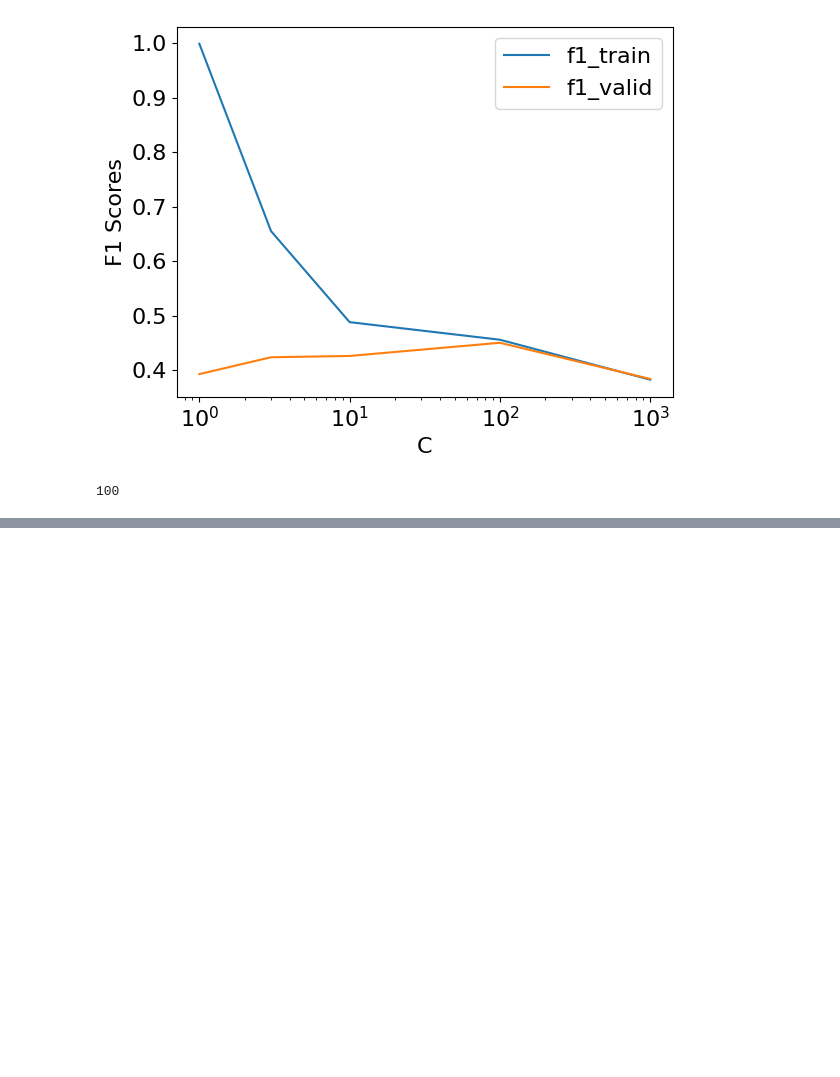
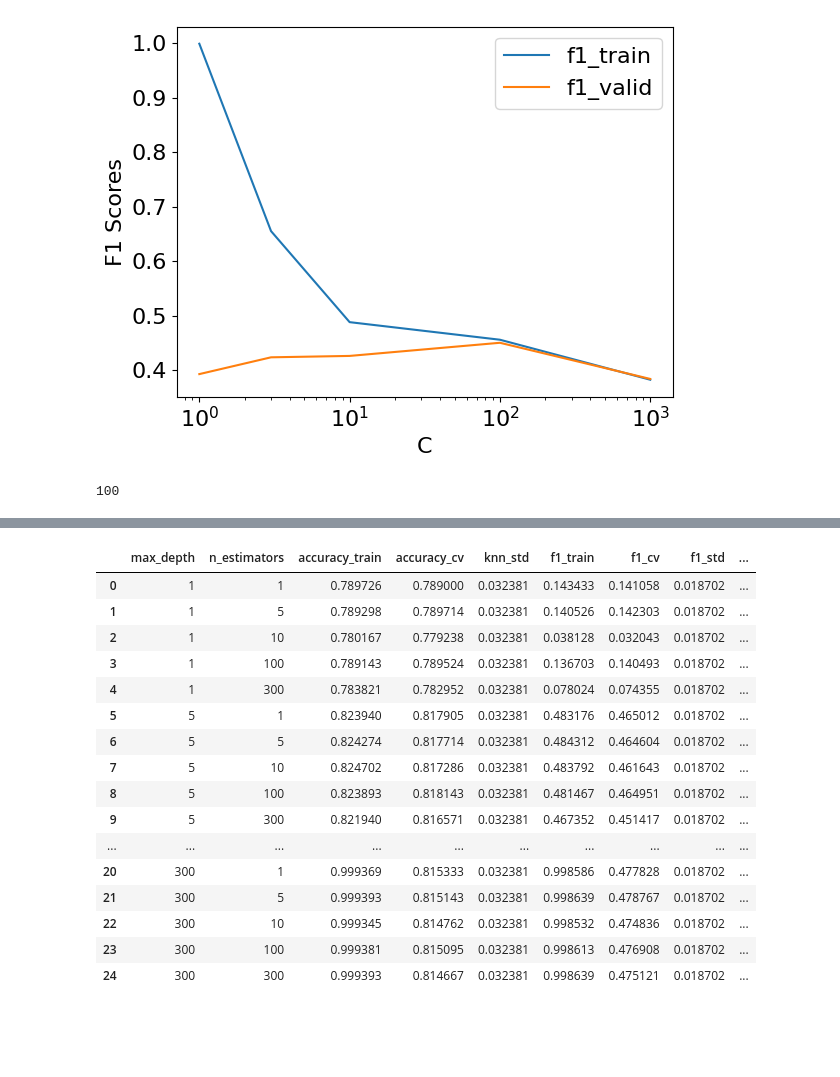
Before and after one commit to angshe/330hw5, a Jupyter notebook: hw5.ipynb, the cells around one changed output, grey strips where cells are left out. Cells and saved outputs as stored; diff of their text form; code cells hidden in the pictures; blank space fills up the shorter version.

```diff
--- a/hw5.ipynb
+++ b/hw5.ipynb
@@ -1001,0 +1069,16 @@ Ellipsis
+# %%
+#dt
+# taken from lecture 8, CPSC 330 2025W2
+param_grid = {
+    "decisiontreeclassifier__max_depth": depth
+}
+
+pipe_dt = make_pipeline(preprocessor, DecisionTreeClassifier())
+
+grid_search = GridSearchCV(pipe_dt, param_grid=param_grid, n_jobs=-1, scoring="f1")
+grid_search.fit(X_train,y_train)
+
+best_depth = grid_search.best_params_.get("decisiontreeclassifier__max_depth")
+best_score = grid_search.best_score_
+print(best_depth)
+print(best_score)
@@ -1094,3 +1220,75 @@ Ellipsis
+# %%
+from itertools import product
+#random forest
+rf_train_scores = []
+rf_cv_scores = []
+rf_std_scores = []
+f1_rf_train_scores = []
+f1_rf_cv_scores = []
+f1_rf_std_scores = []
+prec_rf_train_scores = []
+prec_rf_cv_scores = []
+rec_rf_train_scores = []
+rec_rf_cv_scores = []
+
+for d in depth:
+    for e in estimators:
+        pipe = make_pipeline(
+            preprocessor,
+            RandomForestClassifier(n_estimators=n, max_depth=d, n_jobs=-1),
+        )
+        cv_results = cross_validate(
+            pipe, X_train, y_train,
+            scoring=["f1", "precision", "recall", "accuracy"],
+            return_train_score=True
+        )
+
+        rf_train_scores.append(cv_results["train_accuracy"].mean())
+        rf_cv_scores.append(cv_results["test_accuracy"].mean())
+        rf_std_scores.append(np.std(knn_cv_scores))
+        f1_rf_train_scores.append(cv_results["train_f1"].mean())
+        f1_rf_cv_scores.append(cv_results["test_f1"].mean())
+        f1_rf_std_scores.append(np.std(f1_cv_scores))
+        prec_rf_train_scores.append(cv_results["train_precision"].mean())
+        prec_rf_cv_scores.append(cv_results["test_precision"].mean())
+        rec_rf_train_scores.append(cv_results["train_recall"].mean())
+        rec_rf_cv_scores.append(cv_results["test_recall"].mean())
+
+rf_results = pd.DataFrame(grid_search.cv_results_)
+
+pipe_rf = make_pipeline(preprocessor, RandomForestClassifier(n_estimators=best_estimators, max_depth=best_depth, n_jobs=-1))
+combinations = list(product(depth, estimators))
+depth_col, estimators_col = zip(*combinations)
+pd.DataFrame({"max_depth": depth_col,
+                "n_estimators": estimators_col,
+                "accuracy_train": rf_train_scores,
+                "accuracy_cv": rf_cv_scores,
+                "knn_std": rf_std_scores,
+                "f1_train": f1_rf_train_scores,
+                "f1_cv": f1_rf_cv_scores,
+                "f1_std": f1_rf_std_scores,
+                "precision_train": prec_rf_train_scores,
+                "precision_cv": prec_rf_cv_scores,
+                "recall_train": rec_rf_train_scores,
+                "recall_cv": rec_rf_cv_scores})
+# %% [output]
+|  | max_depth | n_estimators | accuracy_train | accuracy_cv | knn_std | f1_train | f1_cv | f1_std | ... |
+| 0 | 1 | 1 | 0.789726 | 0.789000 | 0.032381 | 0.143433 | 0.141058 | 0.018702 | ... |
+| 1 | 1 | 5 | 0.789298 | 0.789714 | 0.032381 | 0.140526 | 0.142303 | 0.018702 | ... |
+| 2 | 1 | 10 | 0.780167 | 0.779238 | 0.032381 | 0.038128 | 0.032043 | 0.018702 | ... |
+| 3 | 1 | 100 | 0.789143 | 0.789524 | 0.032381 | 0.136703 | 0.140493 | 0.018702 | ... |
+| 4 | 1 | 300 | 0.783821 | 0.782952 | 0.032381 | 0.078024 | 0.074355 | 0.018702 | ... |
+| 5 | 5 | 1 | 0.823940 | 0.817905 | 0.032381 | 0.483176 | 0.465012 | 0.018702 | ... |
+| 6 | 5 | 5 | 0.824274 | 0.817714 | 0.032381 | 0.484312 | 0.464604 | 0.018702 | ... |
+| 7 | 5 | 10 | 0.824702 | 0.817286 | 0.032381 | 0.483792 | 0.461643 | 0.018702 | ... |
+| 8 | 5 | 100 | 0.823893 | 0.818143 | 0.032381 | 0.481467 | 0.464951 | 0.018702 | ... |
+| 9 | 5 | 300 | 0.821940 | 0.816571 | 0.032381 | 0.467352 | 0.451417 | 0.018702 | ... |
+| ... | ... | ... | ... | ... | ... | ... | ... | ... | ... |
+| 20 | 300 | 1 | 0.999369 | 0.815333 | 0.032381 | 0.998586 | 0.477828 | 0.018702 | ... |
+| 21 | 300 | 5 | 0.999393 | 0.815143 | 0.032381 | 0.998639 | 0.478767 | 0.018702 | ... |
+| 22 | 300 | 10 | 0.999345 | 0.814762 | 0.032381 | 0.998532 | 0.474836 | 0.018702 | ... |
+| 23 | 300 | 100 | 0.999381 | 0.815095 | 0.032381 | 0.998613 | 0.476908 | 0.018702 | ... |
+| 24 | 300 | 300 | 0.999393 | 0.814667 | 0.032381 | 0.998639 | 0.475121 | 0.018702 | ... |
 # %% [markdown]
 <!-- END QUESTION -->
 
```
Also changed, not shown: parts of 25 cells of this notebook, 1 other file.
